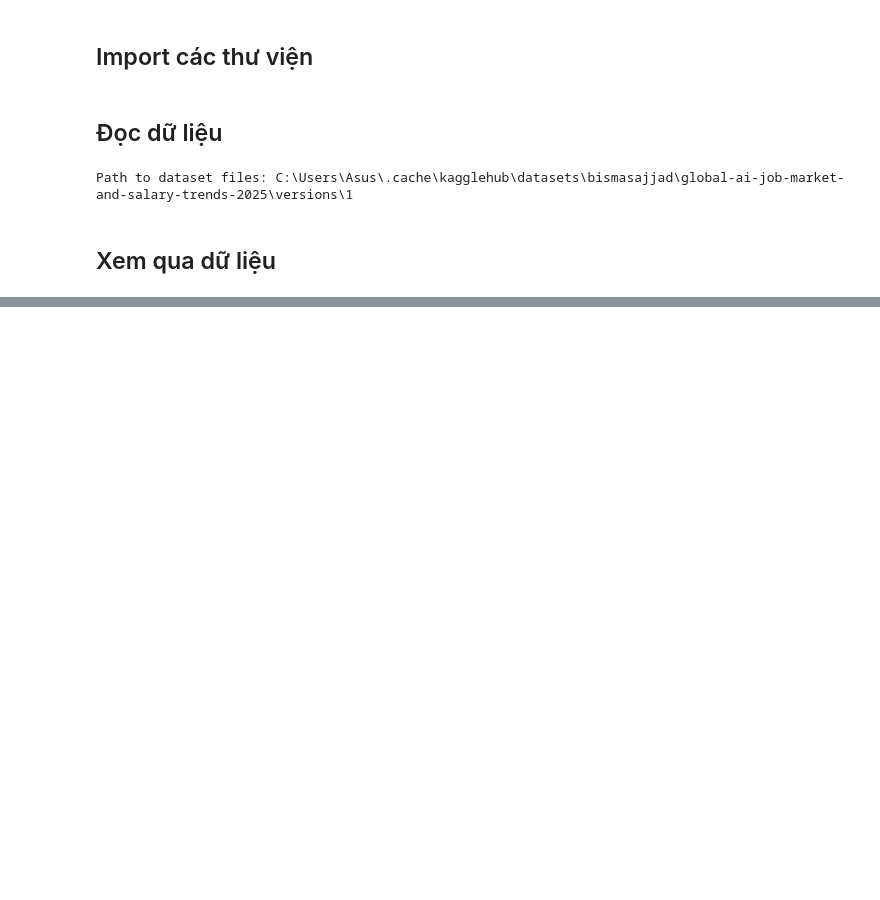
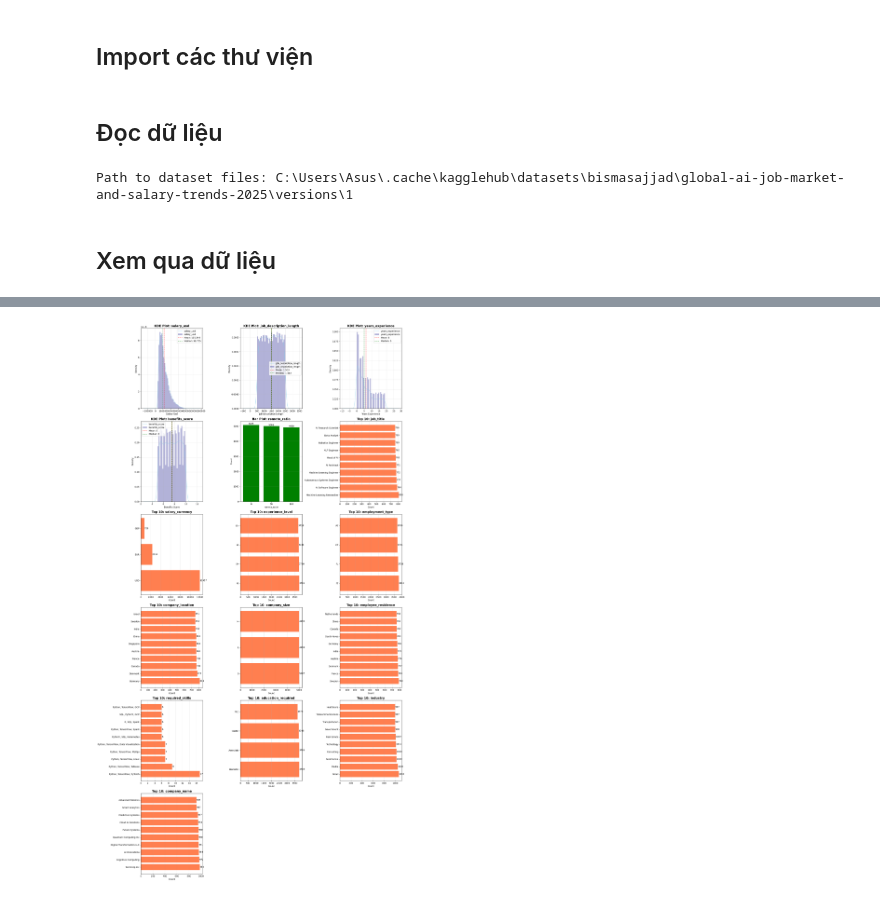
Before and after one commit to thethien8a/Machine-Learning-Project, a Jupyter notebook: Linear Regression/project_1.ipynb, the cells around one changed output, grey strips where cells are left out. Cells and saved outputs as stored; diff of their text form; code cells hidden in the pictures; blank space fills up the shorter version.

```diff
--- a/Linear Regression/project_1.ipynb
+++ b/Linear Regression/project_1.ipynb
@@ -41,0 +104,100 @@ df.head(50).to_csv('sample.csv')
+# %%
+# Đổi kiểu dữ liệu datetime cho posting_date, application_date
+df['posting_date'] = pd.to_datetime(df['posting_date'])
+df['application_deadline'] = pd.to_datetime(df['application_deadline'])
+# %%
+# Định nghĩa các cột
+str_columns = [col for col in df.select_dtypes(include=['object']).columns if col != 'job_id']
+continuous_columns = ['salary_usd', 'job_description_length', 'years_experience', 'benefits_score']
+discrete_column = ['remote_ratio']
+
+# Tổng số biểu đồ cần vẽ
+total_plots = len(continuous_columns) + len(discrete_column) + len(str_columns)
+
+# Tính số dòng cần thiết (3 cột mỗi dòng)
+n_rows = math.ceil(total_plots / 3)
+
+# Tạo figure với subplot
+fig, axes = plt.subplots(n_rows, 3, figsize=(20, 6*n_rows))
+axes = axes.flatten()  # Chuyển thành mảng 1 chiều để dễ truy cập
+
+# Đếm vị trí hiện tại
+plot_idx = 0
+
+# 1. Vẽ KDE plot cho các biến continuous
+for col in continuous_columns:
+    if plot_idx < len(axes):
+        # KDE plot với fill
+        df[col].plot.kde(ax=axes[plot_idx], color='skyblue', alpha=0.6)
+
+        # Thêm histogram mờ phía sau để thấy distribution rõ hơn
+        df[col].plot.hist(ax=axes[plot_idx], bins=30, alpha=0.3, color='navy', density=True)
+
+        axes[plot_idx].set_title(f'KDE Plot: {col}', fontsize=14, fontweight='bold')
+        axes[plot_idx].set_xlabel(col.replace('_', ' ').title())
+        axes[plot_idx].set_ylabel('Density')
+        axes[plot_idx].grid(True, alpha=0.3)
+
+        # Thêm vertical line cho mean và median
+        mean_val = df[col].mean()
+        median_val = df[col].median()
+        axes[plot_idx].axvline(mean_val, color='red', linestyle='--', alpha=0.7, label=f'Mean: {mean_val:,.0f}')
+        axes[plot_idx].axvline(median_val, color='green', linestyle='--', alpha=0.7, label=f'Median: {median_val:,.0f}')
+        axes[plot_idx].legend()
+
+        plot_idx += 1
+
+# 2. Vẽ bar plot cho biến discrete (remote_ratio)
+for col in discrete_column:
+    if plot_idx < len(axes):
+        # Đếm tần suất của từng giá trị
+        value_counts = df[col].value_counts().sort_index()
+
+        axes[plot_idx].bar(value_counts.index.astype(str), value_counts.values, color='green')
+        axes[plot_idx].set_title(f'Bar Plot: {col}', fontsize=14, fontweight='bold')
+        axes[plot_idx].set_xlabel(col)
+        axes[plot_idx].set_ylabel('Count')
+        axes[plot_idx].grid(True, alpha=0.3, axis='y')
+
+        # Thêm giá trị trên mỗi cột
+        for i, (idx, val) in enumerate(value_counts.items()):
+            axes[plot_idx].text(i, val + 0.5, str(val), ha='center', va='bottom')
+
+        plot_idx += 1
+
+# 3. Vẽ horizontal bar plot cho các biến string
+for col in str_columns:
+    if plot_idx < len(axes):
+        # Lấy top 10 giá trị phổ biến nhất
+        top_values = df[col].value_counts().head(10)
+
+        # Vẽ horizontal bar plot
+        y_pos = range(len(top_values))
+        axes[plot_idx].barh(y_pos, top_values.values, color='coral')
+        axes[plot_idx].set_yticks(y_pos)
+        axes[plot_idx].set_yticklabels(top_values.index, fontsize=10)
+        axes[plot_idx].set_title(f'Top 10: {col}', fontsize=14, fontweight='bold')
+        axes[plot_idx].set_xlabel('Count')
+        axes[plot_idx].grid(True, alpha=0.3, axis='x')
+
+        # Thêm giá trị trên các thanh
+        for i, v in enumerate(top_values.values):
+            axes[plot_idx].text(v + 0.1, i, str(v), va='center')
+
+        plot_idx += 1
+
+# Ẩn các subplot thừa
+for idx in range(plot_idx, len(axes)):
+    axes[idx].axis('off')
+
+# Điều chỉnh layout
+plt.tight_layout()
+plt.show()
+
+# In thông tin tổng quan
+print(f"Tổng số biểu đồ: {total_plots}")
+print(f"- KDE plots (continuous): {len(continuous_columns)}")
+print(f"- Bar plot (discrete): {len(discrete_column)}")
+print(f"- Horizontal bar plots (string): {len(str_columns)}")
+# %% [output]
+[figure, added]
```
Also changed, not shown: parts of 11 cells of this notebook, 4 other files.
